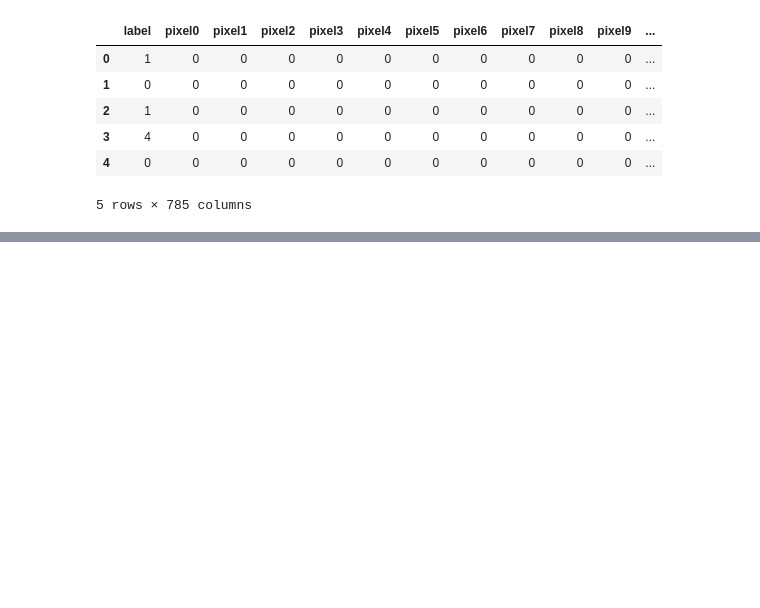
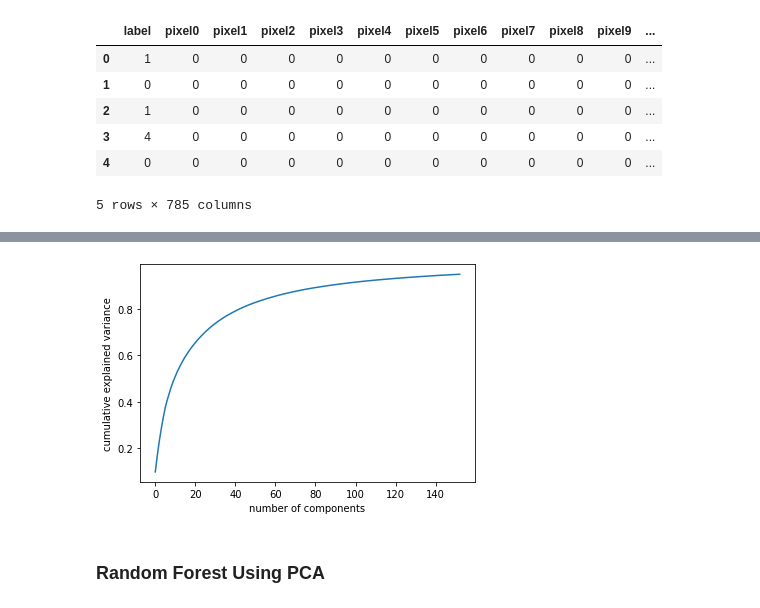
Before and after one commit to DrakeData/Digit_Recognizer, a Jupyter notebook: Digit_Recognizer.ipynb, the cells around one changed output, grey strips where cells are left out. Cells and saved outputs as stored; diff of their text form; code cells hidden in the pictures; blank space fills up the shorter version.

```diff
--- a/Digit_Recognizer.ipynb
+++ b/Digit_Recognizer.ipynb
@@ -68,0 +137,5 @@ x_train, x_test, y_train, y_test = train_test_split(x_s, y, test_size=0.2,
+# %%
+r_forest = RandomForestClassifier()
+
+# number of trees used
+print(f'Number of Trees used : {r_forest.n_estimators}')
@@ -68,0 +144,10 @@ x_train, x_test, y_train, y_test = train_test_split(x_s, y, test_size=0.2,
+# %%
+start = datetime.now()
+
+# Fit the model
+r_forest.fit(x_train, y_train)
+end = datetime.now()
+print(f"Total elapsed time = {end-start}")
+
+# Predict
+rf_pred = r_forest.predict(x_test)
@@ -68,0 +229,10 @@ x_train, x_test, y_train, y_test = train_test_split(x_s, y, test_size=0.2,
+# %%
+pca2 = PCA(.95)
+
+start = datetime.now()
+pca2.fit(x_train)
+end = datetime.now()
+print(f"Total elapsed time = {end-start}")
+
+x_train_pca = pca2.transform(x_train)
+x_test_pca = pca2.transform(x_test)
@@ -68,0 +241,10 @@ x_train, x_test, y_train, y_test = train_test_split(x_s, y, test_size=0.2,
+# %%
+#Explained variance plot
+plt.plot(np.cumsum(pca2.explained_variance_ratio_))
+plt.xlabel('number of components')
+plt.ylabel('cumulative explained variance')
+plt.show()
+# %% [output]
+[figure, added]
+# %% [markdown]
+### Random Forest Using PCA
```
Also changed, not shown: parts of 28 cells of this notebook.
